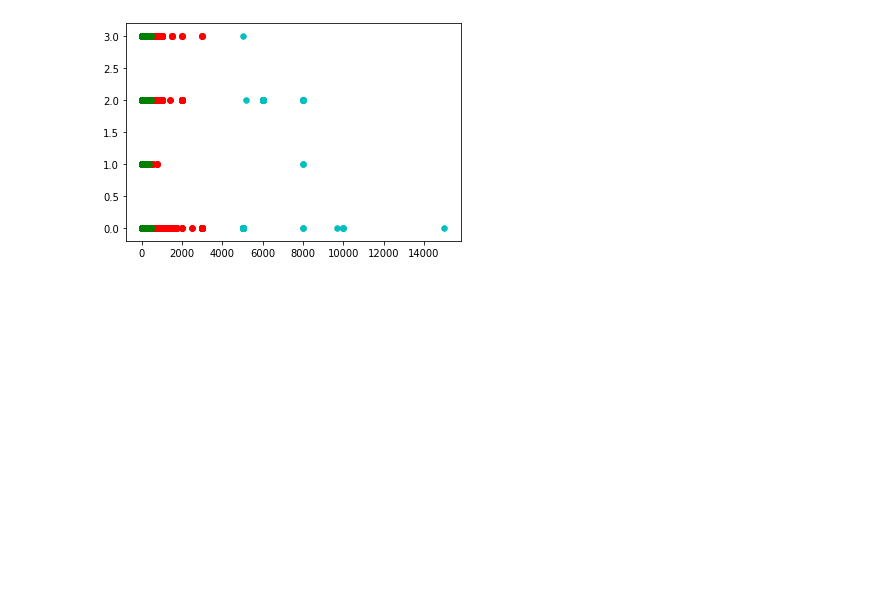
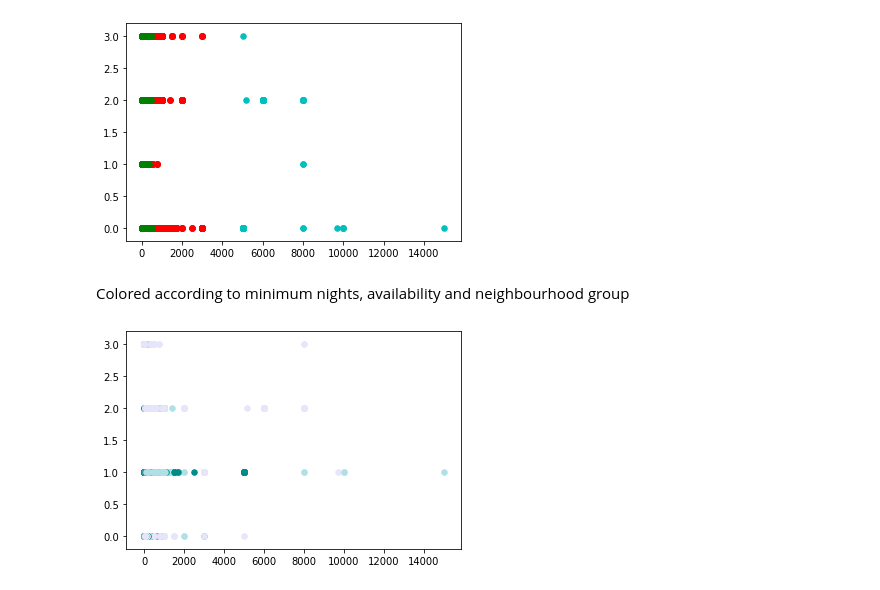
Before and after one commit to Argonvi/AST, a Jupyter notebook: WeeklyAssignment4.ipynb, the cells around one changed output. Saved outputs shown, nothing was run; the diff lists cells and outputs as text; code cells hidden in the pictures; blank space fills up the shorter version.

```diff
--- a/WeeklyAssignment4.ipynb
+++ b/WeeklyAssignment4.ipynb
@@ -209,10 +209,7 @@ avaliability = [apartment[1] for apartment in data]
 minimum_nights = [apartment[2] for apartment in data]
 
 
-data_1 = list(zip(price, numerical_room_types))
-data_2 = list(zip(price, minimum_nights))
-data_3 = list(zip(price, avaliability))
-data_4 = list(zip(price, neigh_list))
+data = list(zip(price, numerical_room_types))
 # %% [markdown]
 Fit the clustering to the selected data to 3 groups.
 # %%
@@ -228,2 +228,5 @@ Centroid: [5.81522500e+03 6.08333333e-01]
 # %% [markdown]
 Plot the results
+# %%
+colors = 10*["r", "g", "c", "b", "k", "m", "y", "lime", "pink", "gray"]
+color_gradient = ["lavender","powderblue","lightsteelblue","cadetblue","darkcyan"]
@@ -229,0 +235,26 @@ Plot the results
+# %%
+color_a = [] #set a color for each range of availability
+for aptment in avaliability:
+    if aptment <= 30:
+        color_a.append(color_gradient[0])
+    elif aptment > 30 and aptment <= 60:
+        color_a.append(color_gradient[1])
+    elif aptment > 60 and aptment <= 120:
+        color_a.append(color_gradient[2])
+    elif aptment > 120 and aptment <= 240:
+        color_a.append(color_gradient[3])
+    elif aptment > 240:
+        color_a.append(color_gradient[4])
+# %%
+color_m = []
+for aptment in minimum_nights:
+    if aptment <= 1:
+        color_m.append(color_gradient[0])
+    elif aptment > 1 and aptment <= 5:
+        color_m.append(color_gradient[1])
+    elif aptment > 5 and aptment <= 15:
+        color_m.append(color_gradient[2])
+    elif aptment > 15 and aptment <= 30:
+        color_m.append(color_gradient[3])
+    else:
+        color_m.append(color_gradient[4])
@@ -236,3 +267,10 @@ for classification in km.classes:
         plt.scatter(features[0], features[1], color = color,s = 30)
 # %% [output]
 [figure]
+# %% [markdown]
+Colored according to minimum nights, availability and neighbourhood group
+# %%
+for i, datapoint in enumerate(data):
+    plt.scatter(datapoint[0], datapoint[1], color = color_m[i], s = 30)
+# %% [output]
+[figure, added]
```
Also changed, not shown: parts of 7 cells of this notebook.
